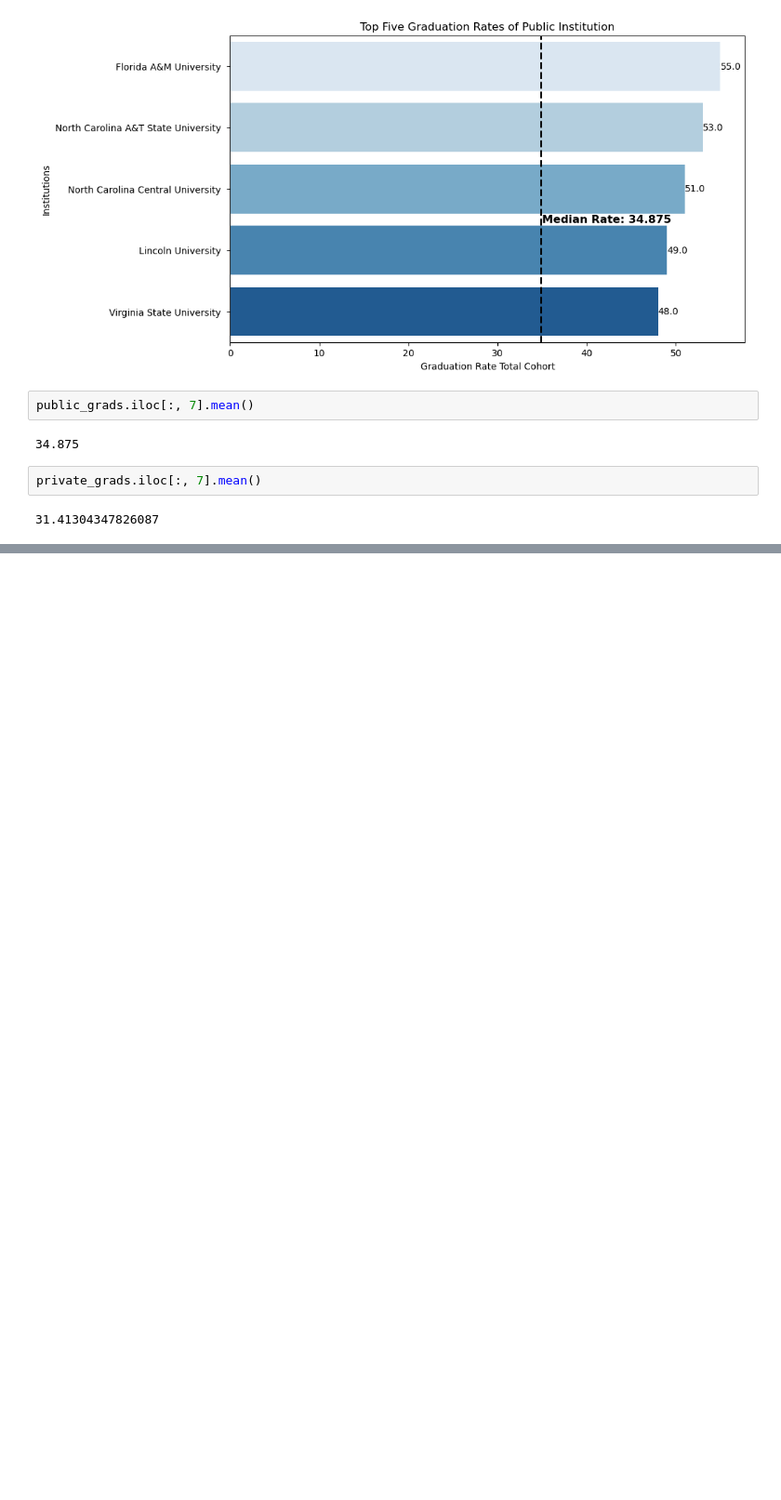
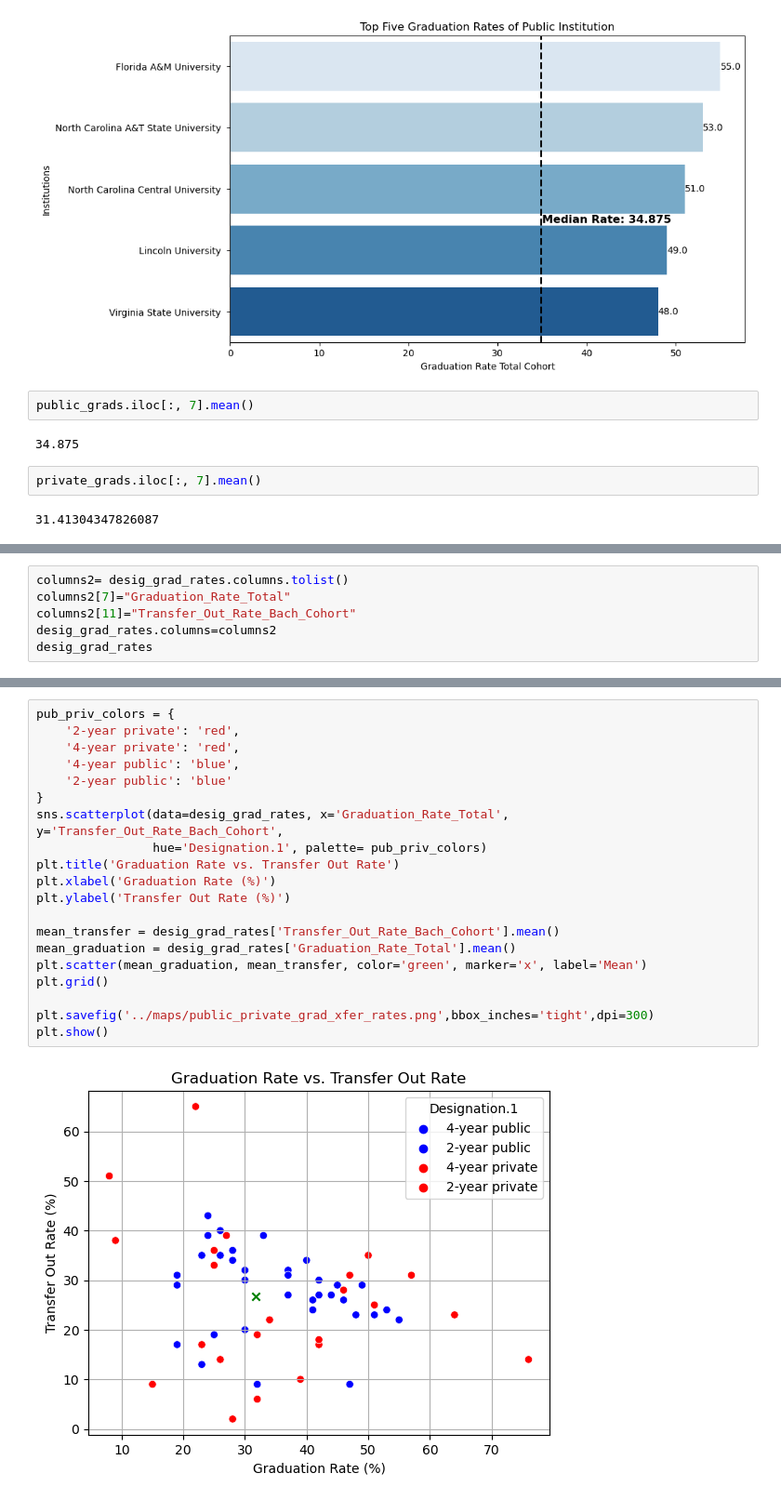
Before and after one commit to mhm516/HBCU_Analysis_Capstone, a Jupyter notebook: notebook/school_stats.ipynb, the cells around one changed output, grey strips where cells are left out. Shown at 93% size. Cells and saved outputs as stored; diff of their text form; blank space fills up the shorter version.

Commit message:
more graphs

```diff
--- a/notebook/school_stats.ipynb
+++ b/notebook/school_stats.ipynb
@@ -863,0 +884,6 @@ private_grads.iloc[:, 7].mean()
+# %%
+columns2= desig_grad_rates.columns.tolist()
+columns2[7]="Graduation_Rate_Total"
+columns2[11]="Transfer_Out_Rate_Bach_Cohort"
+desig_grad_rates.columns=columns2
+desig_grad_rates
@@ -863,0 +904,22 @@ private_grads.iloc[:, 7].mean()
+# %%
+pub_priv_colors = {
+    '2-year private': 'red',
+    '4-year private': 'red',
+    '4-year public': 'blue',
+    '2-year public': 'blue'
+}
+sns.scatterplot(data=desig_grad_rates, x='Graduation_Rate_Total', y='Transfer_Out_Rate_Bach_Cohort',
+                hue='Designation.1', palette= pub_priv_colors)
+plt.title('Graduation Rate vs. Transfer Out Rate')
+plt.xlabel('Graduation Rate (%)')
+plt.ylabel('Transfer Out Rate (%)')
+
+mean_transfer = desig_grad_rates['Transfer_Out_Rate_Bach_Cohort'].mean()
+mean_graduation = desig_grad_rates['Graduation_Rate_Total'].mean()
+plt.scatter(mean_graduation, mean_transfer, color='green', marker='x', label='Mean')
+plt.grid()
+
+plt.savefig('../maps/public_private_grad_xfer_rates.png',bbox_inches='tight',dpi=300)
+plt.show()
+# %% [output]
+[figure, added]
```
Also changed, not shown: parts of 10 cells of this notebook.
